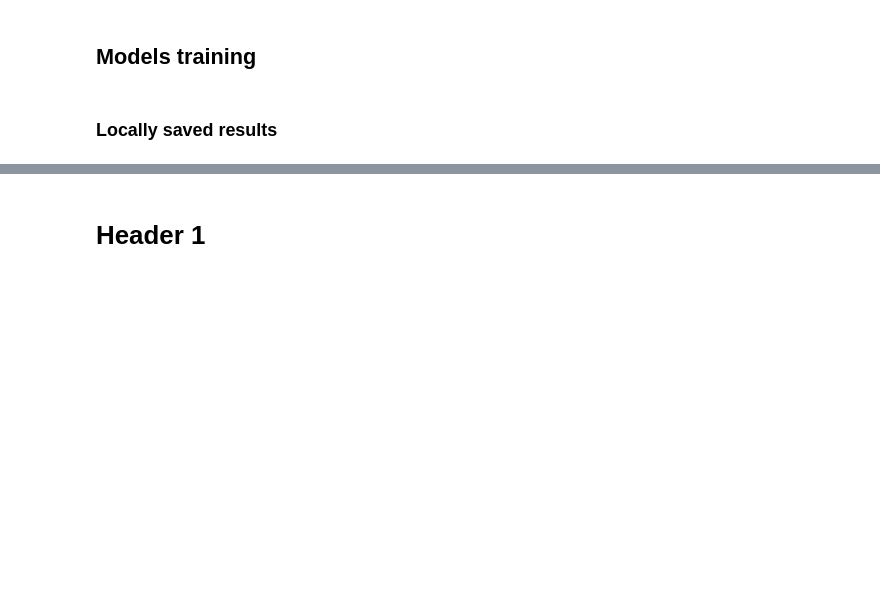
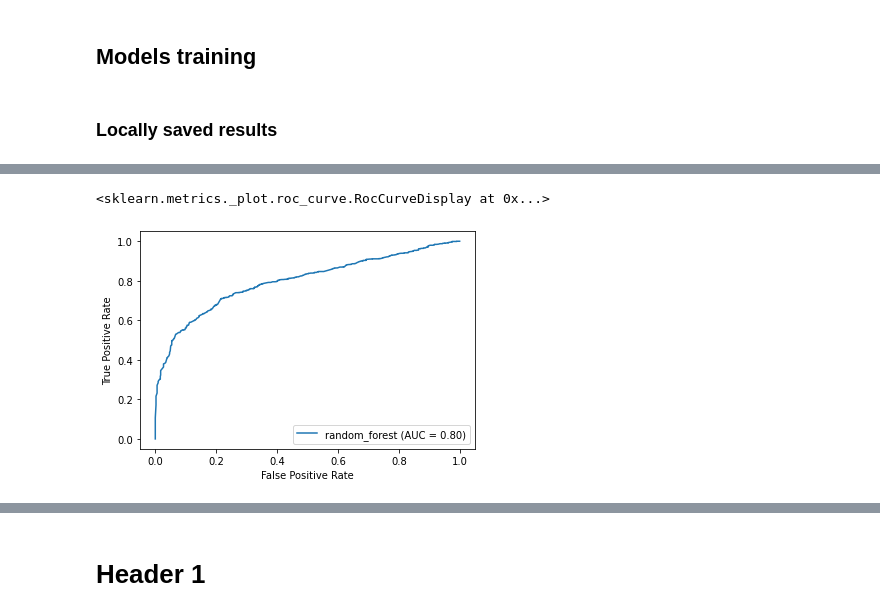
Before and after one commit to robperch/kgl_space_titanic, a Jupyter notebook: notebooks/pipeline_nb.ipynb, the cells around one changed output, grey strips where cells are left out. Drawn from its saved outputs; the diff is of its cells as text; code cells hidden in the pictures; blank space fills up the shorter version.

```diff
--- a/notebooks/pipeline_nb.ipynb
+++ b/notebooks/pipeline_nb.ipynb
@@ -92,0 +197,22 @@ with open(pipeline_pkl_modtrain_local_dir + pkl_obj, 'rb') as obj:
+# %%
+fpr, tpr, tresholds = metrics.roc_curve(
+    y_true=y_valx['label'],
+    y_score=y_valx['positive_prob'],
+)
+
+roc_auc = metrics.auc(
+    x=fpr,
+    y=tpr,
+)
+
+roc_curve = metrics.RocCurveDisplay(
+    fpr=fpr,
+    tpr=tpr,
+    roc_auc=roc_auc,
+    estimator_name='random_forest'
+)
+
+roc_curve.plot()
+# %% [output]
+<sklearn.metrics._plot.roc_curve.RocCurveDisplay at 0x...>
+[figure, added]
```
Also changed, not shown: parts of 25 cells of this notebook.
